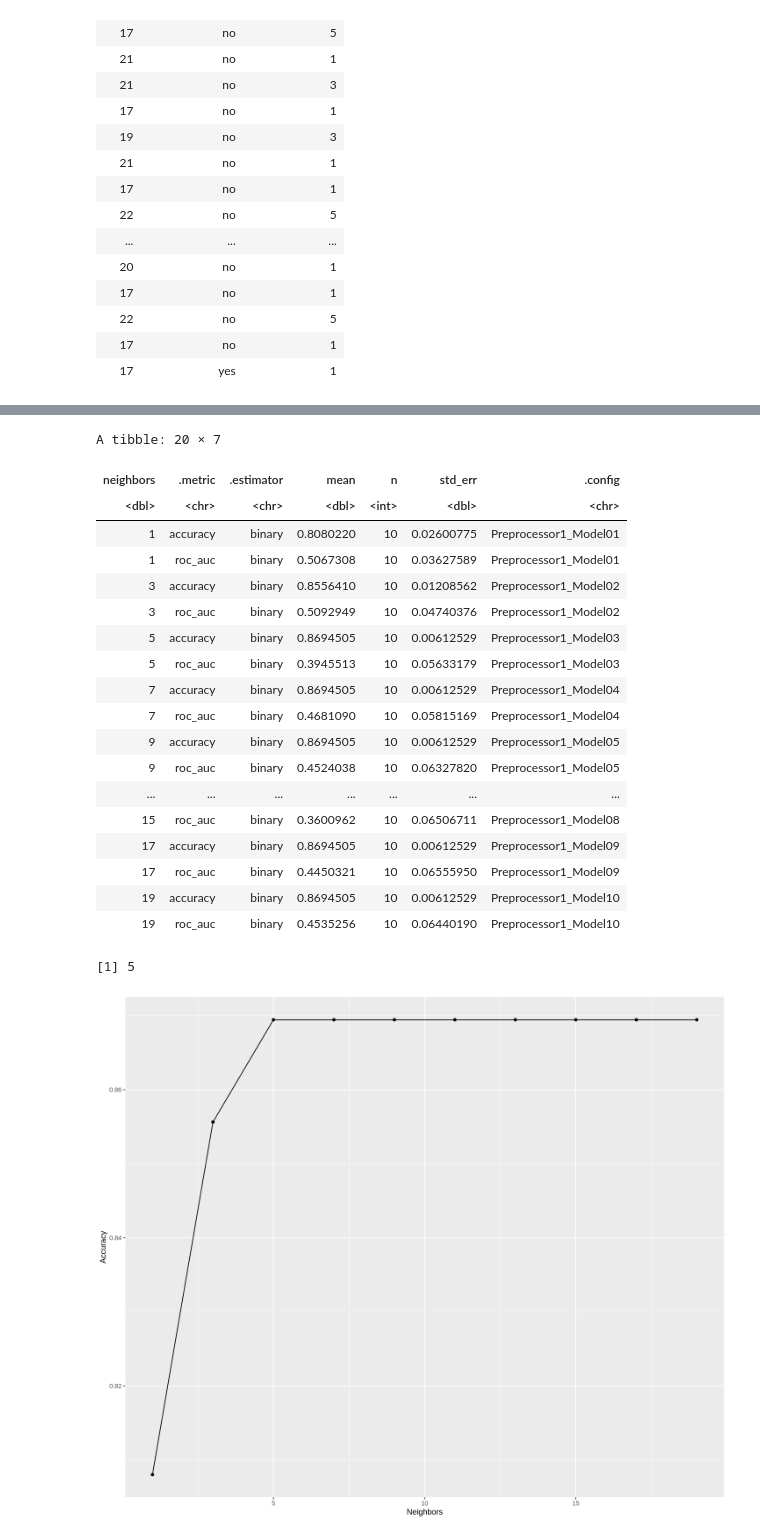
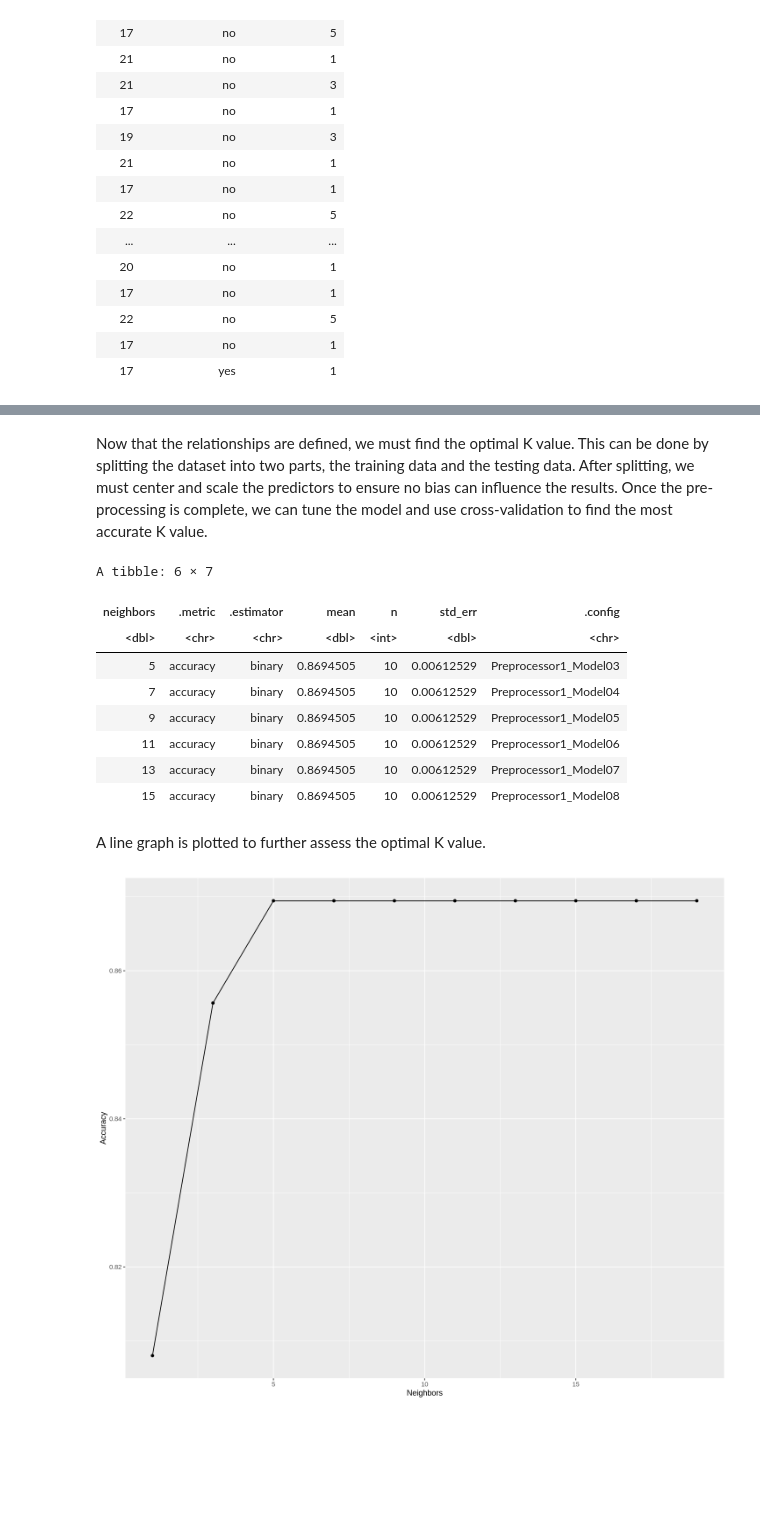
Before and after one commit to jessicatran17/dsci100_project_report, a Jupyter notebook: dsci100_project_report.ipynb, the cells around one changed output, grey strips where cells are left out. Saved outputs shown, nothing was run; the diff lists cells and outputs as text; code cells hidden in the pictures; blank space fills up the shorter version.

Commit message:
narration draft done

```diff
--- a/dsci100_project_report.ipynb
+++ b/dsci100_project_report.ipynb
@@ -127,3 +138,6 @@ Warning message:
+# %% [markdown]
+Now that the relationships are defined, we must find the optimal K value.
+This can be done by splitting the dataset into two parts, the training data and the testing data. After splitting, we must center and scale the predictors to ensure no bias can influence the results. Once the pre-processing is complete, we can tune the model and use cross-validation to find the most accurate K value.
 # %%
 set.seed(1)
 mc_split <- initial_split(mc_data, prop = 0.75, strata = high_contributor)
@@ -147,38 +161,25 @@ knn_fit <- workflow() |>
   add_model(kkn_tune) |>
   tune_grid(resamples = mc_vfold, grid = gridvals) |>
   collect_metrics()
-knn_fit
-# %% [output]
-A tibble: 20 × 7
-| neighbors | .metric | .estimator | mean | n | std_err | .config |
-| <dbl> | <chr> | <chr> | <dbl> | <int> | <dbl> | <chr> |
-| 1 | accuracy | binary | 0.8080220 | 10 | 0.02600775 | Preprocessor1_Model01 |
-| 1 | roc_auc | binary | 0.5067308 | 10 | 0.03627589 | Preprocessor1_Model01 |
-| 3 | accuracy | binary | 0.8556410 | 10 | 0.01208562 | Preprocessor1_Model02 |
-| 3 | roc_auc | binary | 0.5092949 | 10 | 0.04740376 | Preprocessor1_Model02 |
-| 5 | accuracy | binary | 0.8694505 | 10 | 0.00612529 | Preprocessor1_Model03 |
-| 5 | roc_auc | binary | 0.3945513 | 10 | 0.05633179 | Preprocessor1_Model03 |
-| 7 | accuracy | binary | 0.8694505 | 10 | 0.00612529 | Preprocessor1_Model04 |
-| 7 | roc_auc | binary | 0.4681090 | 10 | 0.05815169 | Preprocessor1_Model04 |
-| 9 | accuracy | binary | 0.8694505 | 10 | 0.00612529 | Preprocessor1_Model05 |
-| 9 | roc_auc | binary | 0.4524038 | 10 | 0.06327820 | Preprocessor1_Model05 |
-| ... | ... | ... | ... | ... | ... | ... |
-| 15 | roc_auc | binary | 0.3600962 | 10 | 0.06506711 | Preprocessor1_Model08 |
-| 17 | accuracy | binary | 0.8694505 | 10 | 0.00612529 | Preprocessor1_Model09 |
-| 17 | roc_auc | binary | 0.4450321 | 10 | 0.06555950 | Preprocessor1_Model09 |
-| 19 | accuracy | binary | 0.8694505 | 10 | 0.00612529 | Preprocessor1_Model10 |
-| 19 | roc_auc | binary | 0.4535256 | 10 | 0.06440190 | Preprocessor1_Model10 |
 # %%
 accuracies <- knn_fit |>
     filter(.metric=="accuracy")
 
 best_k <- accuracies |>
-    arrange(desc(mean))|>
-    head(1) |>
-    pull(neighbors)
+    arrange(desc(mean))
 head(best_k)
 # %% [output]
-[1] 5
+A tibble: 6 × 7
+| neighbors | .metric | .estimator | mean | n | std_err | .config |
+| <dbl> | <chr> | <chr> | <dbl> | <int> | <dbl> | <chr> |
+| 5 | accuracy | binary | 0.8694505 | 10 | 0.00612529 | Preprocessor1_Model03 |
+| 7 | accuracy | binary | 0.8694505 | 10 | 0.00612529 | Preprocessor1_Model04 |
+| 9 | accuracy | binary | 0.8694505 | 10 | 0.00612529 | Preprocessor1_Model05 |
+| 11 | accuracy | binary | 0.8694505 | 10 | 0.00612529 | Preprocessor1_Model06 |
+| 13 | accuracy | binary | 0.8694505 | 10 | 0.00612529 | Preprocessor1_Model07 |
+| 15 | accuracy | binary | 0.8694505 | 10 | 0.00612529 | Preprocessor1_Model08 |
+# %% [markdown]
+A line graph is plotted to further assess the optimal K value.
 # %%
 options(repr.plot.width=12, repr.plot.height=10)
 accuracy_vs_k <- accuracies |> ggplot(aes(x=neighbors,y=mean))+geom_point()+geom_line()+labs(x="Neighbors",y="Accuracy")
```
Also changed, not shown: parts of 14 cells of this notebook.
